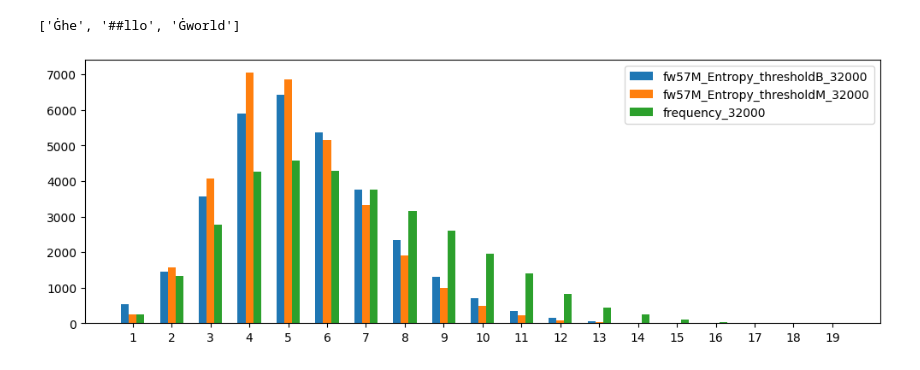
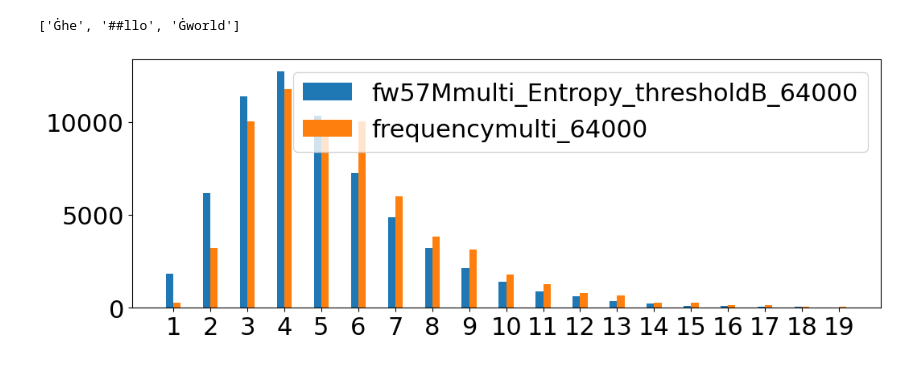
Before and after one commit to codebyzeb/infotokenization, a Jupyter notebook: notebooks/analysis.ipynb, the cells around one changed output. Drawn from its saved outputs; the diff is of its cells as text; code cells hidden in the pictures.

```diff
--- a/notebooks/analysis.ipynb
+++ b/notebooks/analysis.ipynb
@@ -46,10 +48,9 @@ df.rename(columns={"tokenizer_name": "tokenizer"}, inplace=True)
 df_fert_multi = prepare_df(df)
 # %%
 t = AutoTokenizer.from_pretrained("InfoTokenizers/tokenizers", subfolder='fw57M_Entropy_thresholdB_32000')
+t.tokenize('hello world')
+# %% [output]
+['Ġhe', '##llo', 'Ġworld']
-# %%
-t.tokenize('hello world')
-# %% [output]
-['Ġhe', '##llo', 'Ġworld']
 # %%
 # Plot category=words and measure="NumSplits vs Acc" for vocab_size=8064
 import matplotlib.pyplot as plt
@@ -58,6 +59,9 @@ from matplotlib.ticker import MaxNLocator
 from matplotlib import rc
 
 import seaborn as sns
+
+plt.rcParams['font.serif'] = 'Lato'
+plt.rcParams['font.size'] = 22
 
 def plot_correlation(category, measure, vocab_size):
     fig, ax = plt.subplots(figsize=(6, 4))
@@ -81,20 +85,27 @@ def plot_measure(measure, vocab_size):
     plt.xticks(rotation=45, ha='right')
 
 def plot_measure_multi_single_lang(measure, language):
-    fig, ax = plt.subplots(figsize=(6, 4))
+    fig, ax = plt.subplots(figsize=(6, 6))
     df = df_fert_multi[(df_fert_multi['language'] == language)]
     df = df.sort_values(by='vocab_size', ascending=False)
     sns.lineplot(x='vocab_size', y=measure, data=df, palette="Blues", ax=ax, hue='objective')
     ax.set_title(f"{measure} for {language}")
     plt.xticks(rotation=45, ha='right')
 
-def plot_measure_single_vocab(measure, vocab_size):
-    fig, ax = plt.subplots(figsize=(12, 4))
+def plot_measure_single_vocab(measure, vocab_size, ignore=None):
+    fig, ax = plt.subplots(figsize=(9, 4))
     df = df_fert_multi[(df_fert_multi['vocab_size'] == str(vocab_size))]
-    df = df.sort_values(by=measure, ascending=True)
-    sns.barplot(x='language', y=measure, data=df, palette="Blues", ax=ax, hue='objective')
-    ax.set_title(f"{measure} for {vocab_size=}")
-    plt.xticks(rotation=45, ha='right')
+    # Remove Chinese, Korean and Japanese
+    df = df[~df['language'].isin(['Chinese', 'Korean', 'Japanese'])]
+    if ignore:
+        df = df[~df['tokenizer'].isin(ignore)]
+    df = df.sort_values(by='language', ascending=True)
+    sns.barplot(x='language', y=measure, data=df, palette="Blues", ax=ax, hue='signal')
+    plt.xticks(rotation=90, ha='center')
+    ax.legend(loc='upper center', bbox_to_anchor=(0.5, 1.25), ncol=3, title='')
+    ax.set_xlabel('')
+    ax.set_ylabel('')
+    plt.show()
 
 def plot_continuation_distribution(tokenizer_name):
     fig, ax = plt.subplots(figsize=(6, 4))
@@ -137,11 +148,11 @@ def plot_grouped_bar_plot(list_of_lengths, names):
     ax.legend()
     plt.show()
 # %%
-tokenizers = ["fw57M_Entropy_thresholdB_32000", "fw57M_Entropy_thresholdM_32000", "frequency_32000"]
+tokenizers = ["fw57Mmulti_Entropy_thresholdB_64000", "frequencymulti_64000"]
 lengths = []
 for tokenizer in tokenizers:
     lengths.append(get_length_distribution(tokenizer))
 plot_grouped_bar_plot(lengths, tokenizers)
 # %% [output]
-[figure, old version]
+[figure, new version]
 # %%
```
Also changed, not shown: parts of 9 cells of this notebook, 2 other files.
